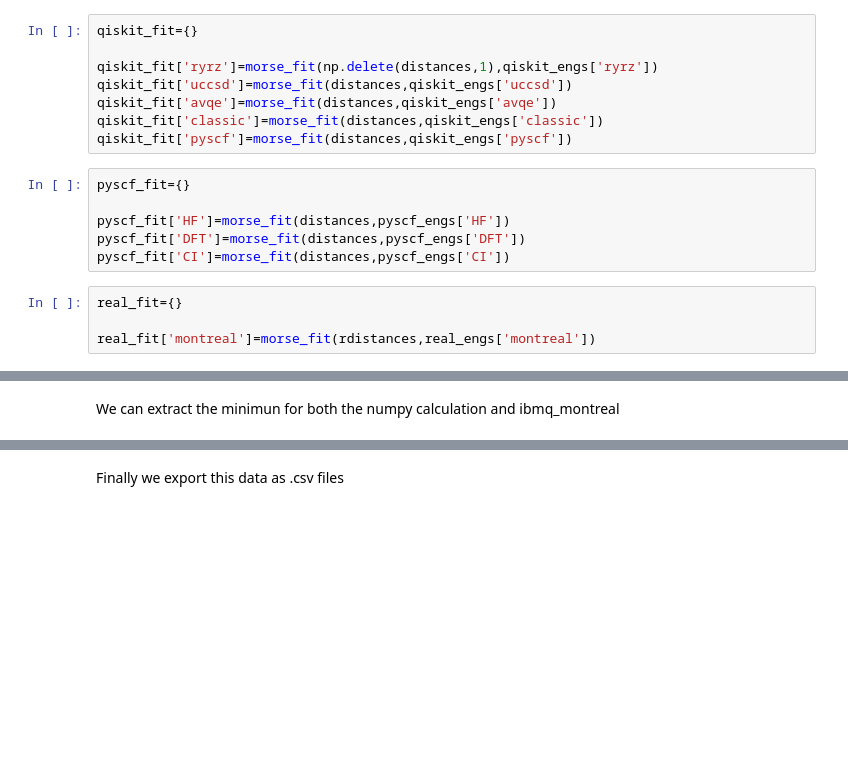
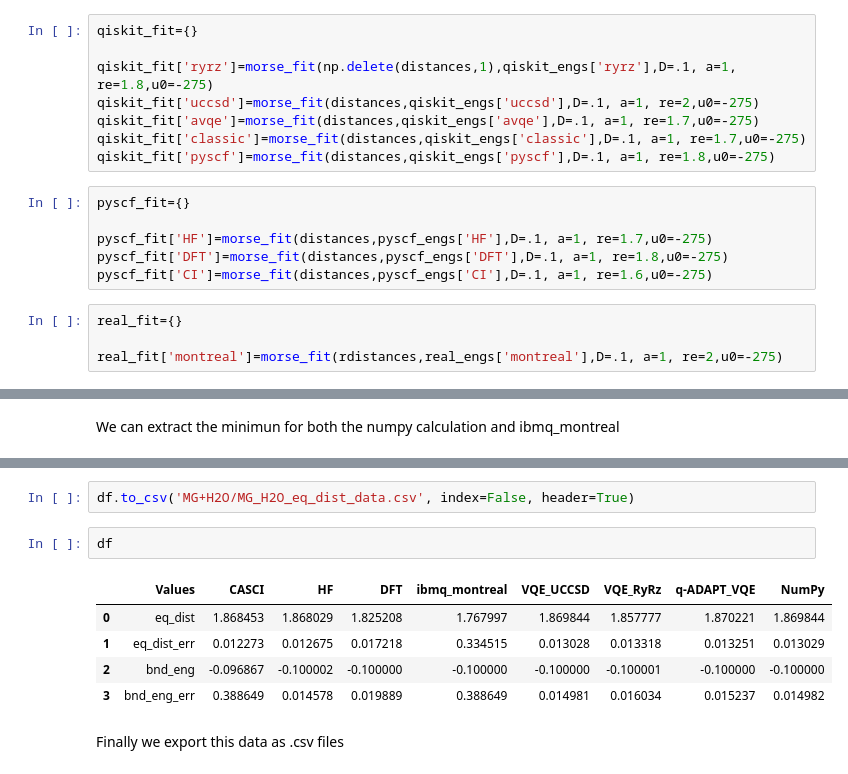
Before and after one commit to MarcoBarroca/q4c-team, a Jupyter notebook: Plots.ipynb, the cells around one changed output, grey strips where cells are left out. Cells and saved outputs as stored; diff of their text form; blank space fills up the shorter version.

Commit message:
eq_dist csv data

```diff
--- a/Plots.ipynb
+++ b/Plots.ipynb
@@ -257,21 +255,21 @@ fit all data
 # %%
 qiskit_fit={}
 
-qiskit_fit['ryrz']=morse_fit(np.delete(distances,1),qiskit_engs['ryrz'])
-qiskit_fit['uccsd']=morse_fit(distances,qiskit_engs['uccsd'])
-qiskit_fit['avqe']=morse_fit(distances,qiskit_engs['avqe'])
-qiskit_fit['classic']=morse_fit(distances,qiskit_engs['classic'])
-qiskit_fit['pyscf']=morse_fit(distances,qiskit_engs['pyscf'])
+qiskit_fit['ryrz']=morse_fit(np.delete(distances,1),qiskit_engs['ryrz'],D=.1, a=1, re=1.8,u0=-275)
+qiskit_fit['uccsd']=morse_fit(distances,qiskit_engs['uccsd'],D=.1, a=1, re=2,u0=-275)
+qiskit_fit['avqe']=morse_fit(distances,qiskit_engs['avqe'],D=.1, a=1, re=1.7,u0=-275)
+qiskit_fit['classic']=morse_fit(distances,qiskit_engs['classic'],D=.1, a=1, re=1.7,u0=-275)
+qiskit_fit['pyscf']=morse_fit(distances,qiskit_engs['pyscf'],D=.1, a=1, re=1.8,u0=-275)
 # %%
 pyscf_fit={}
 
-pyscf_fit['HF']=morse_fit(distances,pyscf_engs['HF'])
-pyscf_fit['DFT']=morse_fit(distances,pyscf_engs['DFT'])
-pyscf_fit['CI']=morse_fit(distances,pyscf_engs['CI'])
+pyscf_fit['HF']=morse_fit(distances,pyscf_engs['HF'],D=.1, a=1, re=1.7,u0=-275)
+pyscf_fit['DFT']=morse_fit(distances,pyscf_engs['DFT'],D=.1, a=1, re=1.8,u0=-275)
+pyscf_fit['CI']=morse_fit(distances,pyscf_engs['CI'],D=.1, a=1, re=1.6,u0=-275)
 # %%
 real_fit={}
 
-real_fit['montreal']=morse_fit(rdistances,real_engs['montreal'])
+real_fit['montreal']=morse_fit(rdistances,real_engs['montreal'],D=.1, a=1, re=2,u0=-275)
 # %% [markdown]
 Plot the data
 # %%
@@ -561,3 +594,13 @@ Binding Energy from PySCF DFT simulation: -0.100+/-0.016 Ha
+# %%
+df.to_csv('MG+H2O/MG_H2O_eq_dist_data.csv', index=False, header=True)
+# %%
+df
+# %% [output]
+|  | Values | CASCI | HF | DFT | ibmq_montreal | VQE_UCCSD | VQE_RyRz | q-ADAPT_VQE | NumPy |
+| 0 | eq_dist | 1.868453 | 1.868029 | 1.825208 | 1.767997 | 1.869844 | 1.857777 | 1.870221 | 1.869844 |
+| 1 | eq_dist_err | 0.012273 | 0.012675 | 0.017218 | 0.334515 | 0.013028 | 0.013318 | 0.013251 | 0.013029 |
+| 2 | bnd_eng | -0.096867 | -0.100002 | -0.100000 | -0.100000 | -0.100000 | -0.100001 | -0.100000 | -0.100000 |
+| 3 | bnd_eng_err | 0.388649 | 0.014578 | 0.019889 | 0.388649 | 0.014981 | 0.016034 | 0.015237 | 0.014982 |
 # %% [markdown]
 Finally we export this data as .csv files
 # %%
```
Also changed, not shown: parts of 46 cells of this notebook, 15 other files.
